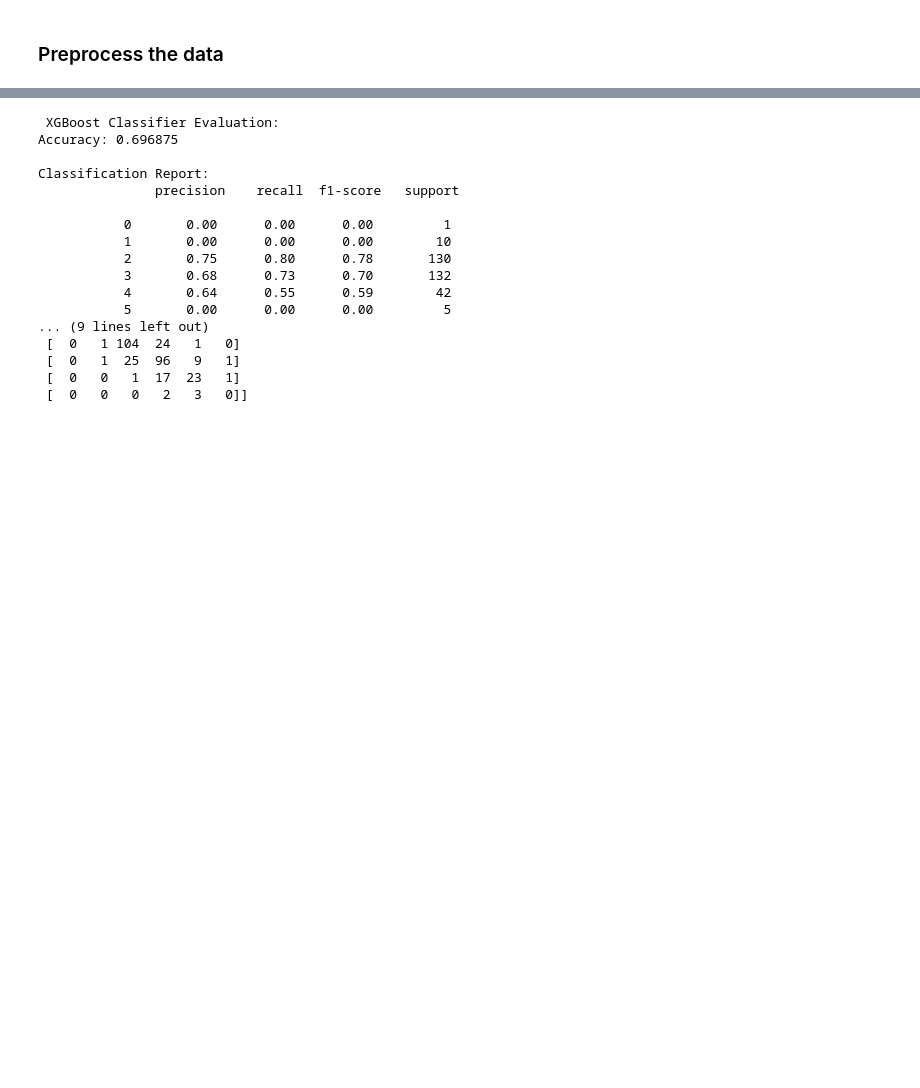
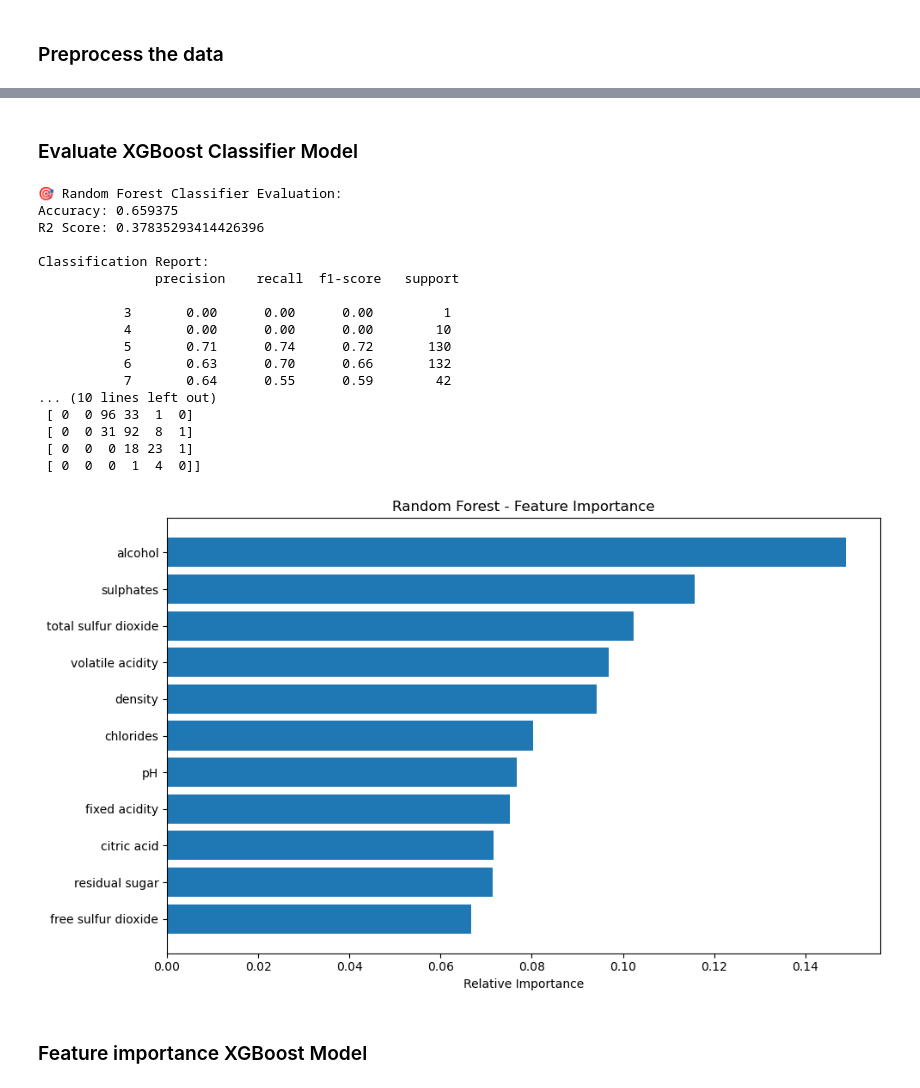
Before and after one commit to PisethChuon/Red-Wine-Quality-Prediction, a Jupyter notebook: notebooks/red_wine_prediction.ipynb, the cells around one changed output, grey strips where cells are left out. Drawn from its saved outputs; the diff is of its cells as text; code cells hidden in the pictures; blank space fills up the shorter version.

Commit message:
pre-train

```diff
--- a/notebooks/red_wine_prediction.ipynb
+++ b/notebooks/red_wine_prediction.ipynb
@@ -144,7 +141,3 @@ RandomForestClassifier(random_state=42)
 # %%
-# 7A Evaluate Random Forest Classifier
-rf_pred = rf_model.predict(X_test)
-print("Random Forest Classifier Evaluation:")
-print("Accuracy:", accuracy_score(y_test, rf_pred))
-print("\nClassification Report:\n", classification_report(y_test, rf_pred))
-print("\nConfusion Matrix:\n", confusion_matrix(y_test, rf_pred))
+# Train-test split
+X_train, X_test, y_train_encoded, y_test_encoded = train_test_split(X, y_encoded, test_size=0.2, random_state=42)
@@ -182,4 +149,6 @@ plt.show()
 # %%
-# STEP 6B: Train XGBoot Classifier¶
-xgb_model = XGBClassifier(random_state=42, verbosity=0)
-xgb_model.fit(X_train, y_train)
+rf_model = RandomForestClassifier(random_state=42)
+rf_model.fit(X_train, y_train_encoded)
+rf_pred_encoded = rf_model.predict(X_test)
+rf_pred = label_encoder.inverse_transform(rf_pred_encoded)
+y_test = label_encoder.inverse_transform(y_test_encoded)
@@ -198,29 +155,42 @@ XGBClassifier(base_score=None, booster=None, callbacks=None,
+# %% [markdown]
+### Evaluate XGBoost Classifier Model
 # %%
-# STEP 7B: Evaluate XGBoost Classifier
-xgb_pred = xgb_model.predict(X_test)
-print("\n XGBoost Classifier Evaluation:")
-print("Accuracy:", accuracy_score(y_test, xgb_pred))
-print("\nClassification Report:\n", classification_report(y_test, xgb_pred))
-print("\nConfusion Matrix:\n", confusion_matrix(y_test, xgb_pred))
+print("\n🎯 Random Forest Classifier Evaluation:")
+print("Accuracy:", accuracy_score(y_test, rf_pred))
+print("R2 Score:", r2_score(y_test, rf_pred))
+print("\nClassification Report:\n", classification_report(y_test, rf_pred))
+print("\nConfusion Matrix:\n", confusion_matrix(y_test, rf_pred))
 # %% [output]
- XGBoost Classifier Evaluation:
-Accuracy: 0.696875
+🎯 Random Forest Classifier Evaluation:
+Accuracy: 0.659375
+R2 Score: 0.37835293414426396
 
 Classification Report:
                precision    recall  f1-score   support
 
-           0       0.00      0.00      0.00         1
-           1       0.00      0.00      0.00        10
-           2       0.75      0.80      0.78       130
-           3       0.68      0.73      0.70       132
-           4       0.64      0.55      0.59        42
-           5       0.00      0.00      0.00         5
-... (9 lines left out)
- [  0   1 104  24   1   0]
- [  0   1  25  96   9   1]
- [  0   0   1  17  23   1]
- [  0   0   0   2   3   0]]
+           3       0.00      0.00      0.00         1
+           4       0.00      0.00      0.00        10
+           5       0.71      0.74      0.72       130
+           6       0.63      0.70      0.66       132
+           7       0.64      0.55      0.59        42
+... (10 lines left out)
+ [ 0  0 96 33  1  0]
+ [ 0  0 31 92  8  1]
+ [ 0  0  0 18 23  1]
+ [ 0  0  0  1  4  0]]
 # %%
-xgb_importances = xgb_model.feature_importances_
-xgb_indices = np.argsort(xgb_importances)
+# Plot Feature Importance - Random Forest
+importance = rf_model.feature_importances_
+indices = np.argsort(importance)
+plt.figure(figsize=(10, 6))
+plt.title("Random Forest - Feature Importance")
+plt.barh(range(len(indices)), importance[indices], align="center")
+plt.yticks(range(len(indices)), [X.columns[i] for i in indices])
+plt.xlabel("Relative Importance")
+plt.tight_layout()
+plt.show()
+# %% [output]
+[figure, added]
+# %% [markdown]
+### Feature importance XGBoost Model
 # %%
```
Also changed, not shown: parts of 23 cells of this notebook, 2 other files.
